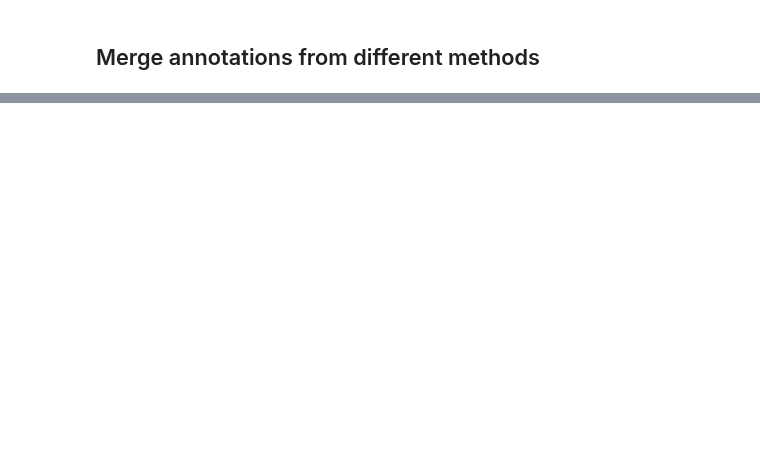
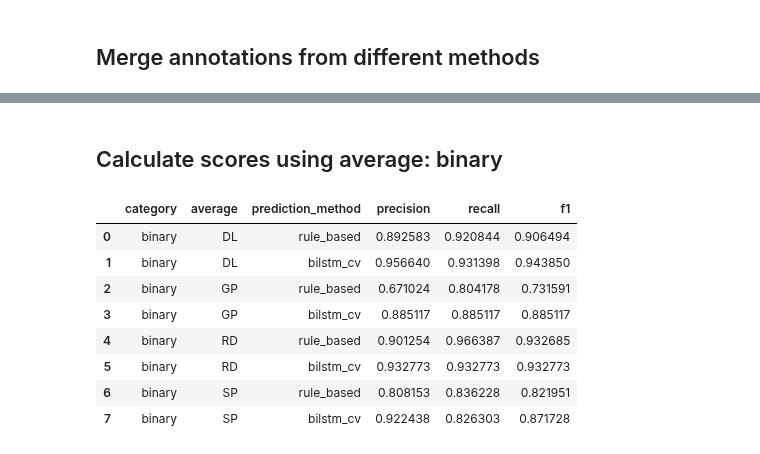
Before and after one commit to umcu/negation-detection, a Jupyter notebook: 01_general_evaluation.ipynb, the cells around one changed output, grey strips where cells are left out. Saved outputs shown, nothing was run; the diff lists cells and outputs as text; code cells hidden in the pictures; blank space fills up the shorter version.

Commit message:
Add different methods of score calculation

```diff
--- a/01_general_evaluation.ipynb
+++ b/01_general_evaluation.ipynb
@@ -30,0 +36,4 @@ bilstm_annotations.shape
+# %%
+bilstm_predictions_cv = pd.read_csv(bilstm_predictions_cv_file)
+bilstm_predictions_cv.shape
+bilstm_predictions_cv.head()
@@ -30,0 +47,6 @@ bilstm_annotations.shape
+# %%
+# Load rule based results
+ruled_based_predictions = pd.read_csv(rule_based_predictions_file)
+ruled_based_predictions.drop(['annotation'], axis=1, inplace=True)
+ruled_based_predictions.shape
+ruled_based_predictions.head()
@@ -96,0 +103,7 @@ results.to_csv(merged_result_file, index=False, compression='gzip')
+# %%
+results = pd.merge(left=annotated_data, right = bilstm_predictions, left_on='entity_id', right_on='entity_id')
+results = pd.merge(left=results, right = bilstm_predictions_cv, left_on='entity_id', right_on='entity_id')
+results = pd.merge(left=results, right = ruled_based_predictions, left_on='entity_id', right_on='entity_id')
+results.to_csv(merged_result_file, index=False, compression='gzip', line_terminator='\n')
+print(results.shape)
+results.head(5)
@@ -96,0 +120,15 @@ results.to_csv(merged_result_file, index=False, compression='gzip')
+# %%
+def create_score_record(prediction_method, average, pos_label=1, category=None):
+    if category is not None:
+        subset = results[results.category == category]
+        return [average, category, prediction_method] + (list(precision_recall_fscore_support(subset.label, subset[prediction_method], labels=['negated', 'not negated'], average = average, pos_label=pos_label)))
+    return [average, prediction_method] + (list(precision_recall_fscore_support(results.label, results[prediction_method], labels=['negated', 'not negated'], average = average, pos_label=pos_label)))
+
+score_list = []
+score_list.append(create_score_record('bilstm_cv', 'binary', pos_label='negated'))
+score_list.append(create_score_record('bilstm_cv', 'micro'))
+score_list.append(create_score_record('bilstm_cv', 'macro'))
+score_list.append(create_score_record('bilstm_cv', 'weighted'))
+scores = pd.DataFrame(score_list, columns=['average', 'prediction_method', 'precision', 'recall', 'f1', 'support'])
+scores.drop(['support'], axis=1, inplace=True)
+scores
@@ -96,0 +141,25 @@ results.to_csv(merged_result_file, index=False, compression='gzip')
+# %% [markdown]
+## Calculate scores using average: binary
+# %%
+score_list = []
+score_list.append(create_score_record('rule_based', 'binary', pos_label='negated', category = 'DL'))
+score_list.append(create_score_record('bilstm_cv', 'binary', pos_label='negated', category = 'DL'))
+score_list.append(create_score_record('rule_based', 'binary', pos_label='negated', category = 'GP'))
+score_list.append(create_score_record('bilstm_cv', 'binary', pos_label='negated', category = 'GP'))
+score_list.append(create_score_record('rule_based', 'binary', pos_label='negated', category = 'RD'))
+score_list.append(create_score_record('bilstm_cv', 'binary', pos_label='negated', category = 'RD'))
+score_list.append(create_score_record('rule_based', 'binary', pos_label='negated', category = 'SP'))
+score_list.append(create_score_record('bilstm_cv', 'binary', pos_label='negated', category = 'SP'))
+scores_binary = pd.DataFrame(score_list, columns=['category', 'average', 'prediction_method', 'precision', 'recall', 'f1', 'support'])
+scores_binary.drop(['support'], axis=1, inplace=True)
+scores_binary
+# %% [output]
+|  | category | average | prediction_method | precision | recall | f1 |
+| 0 | binary | DL | rule_based | 0.892583 | 0.920844 | 0.906494 |
+| 1 | binary | DL | bilstm_cv | 0.956640 | 0.931398 | 0.943850 |
+| 2 | binary | GP | rule_based | 0.671024 | 0.804178 | 0.731591 |
+| 3 | binary | GP | bilstm_cv | 0.885117 | 0.885117 | 0.885117 |
+| 4 | binary | RD | rule_based | 0.901254 | 0.966387 | 0.932685 |
+| 5 | binary | RD | bilstm_cv | 0.932773 | 0.932773 | 0.932773 |
+| 6 | binary | SP | rule_based | 0.808153 | 0.836228 | 0.821951 |
+| 7 | binary | SP | bilstm_cv | 0.922438 | 0.826303 | 0.871728 |
```
Also changed, not shown: parts of 24 cells of this notebook, 1 other file.
